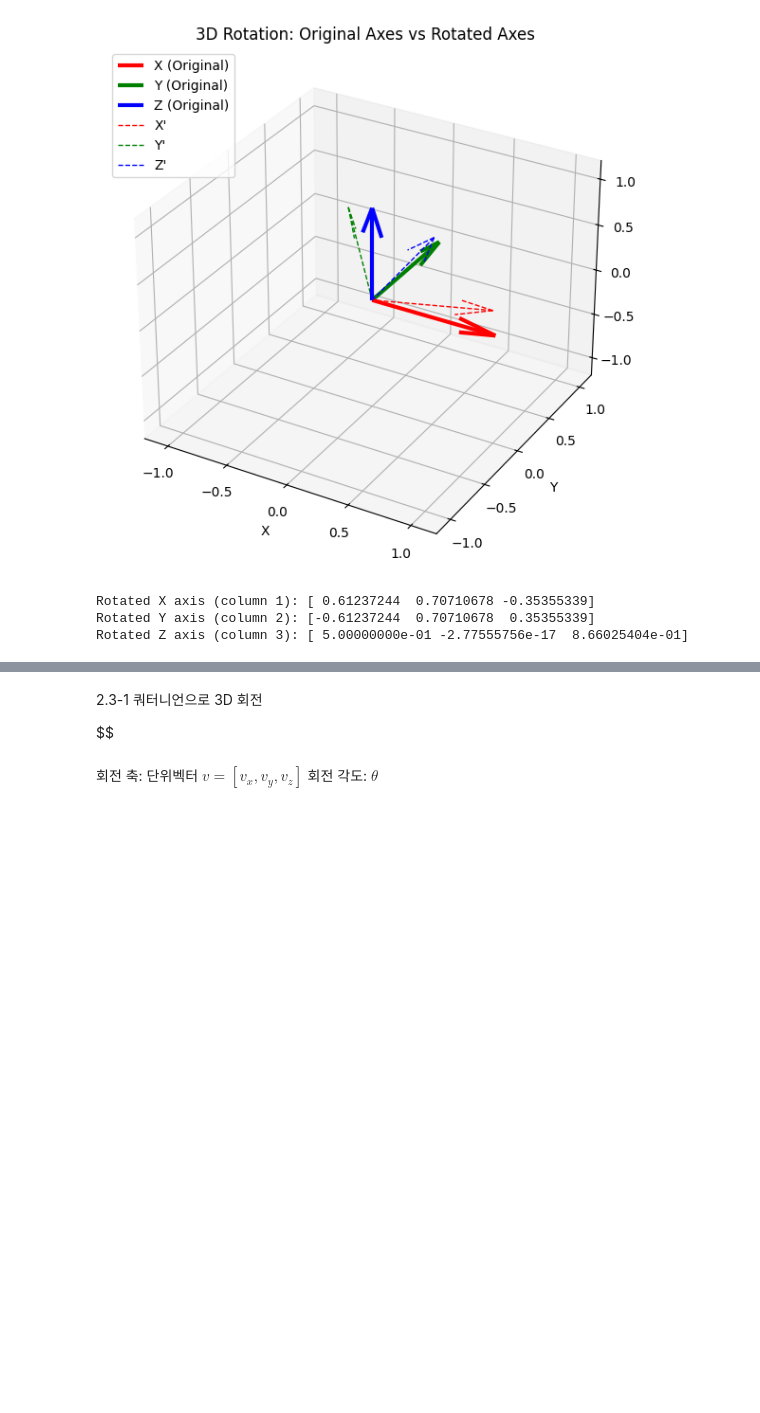
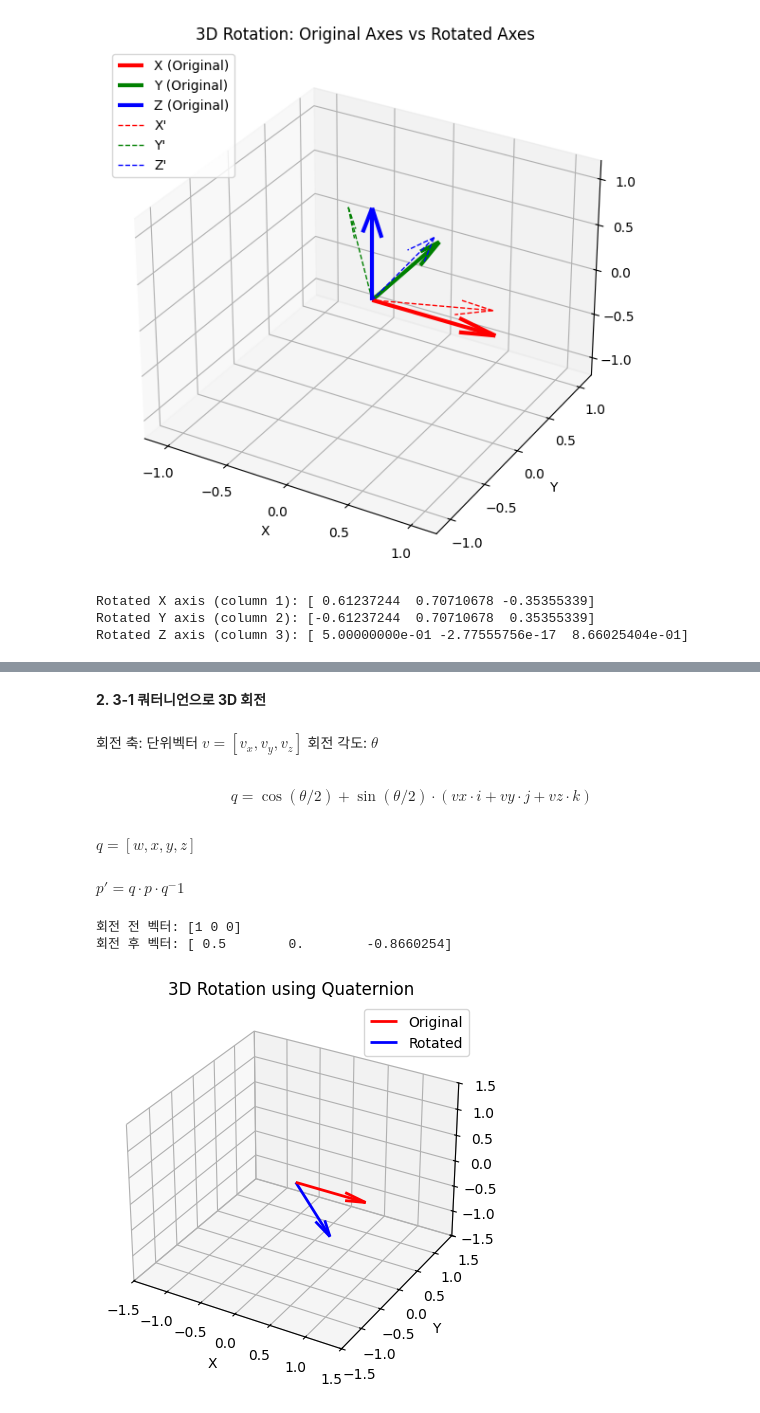
Before and after one commit to rkdcodms/CTSP, a Jupyter notebook: 2.Transformations/2.3rotation3D_Quaternion.ipynb, the cells around one changed output, grey strips where cells are left out. Drawn from its saved outputs; the diff is of its cells as text; code cells hidden in the pictures; blank space fills up the shorter version.

Commit message:
feat : add quaternion code Rotation.from_rotvec(\theta * axis) -> add quaternion .apply(vector) -> rotation matplotlib -> visualized

```diff
--- a/2.Transformations/2.3rotation3D_Quaternion.ipynb
+++ b/2.Transformations/2.3rotation3D_Quaternion.ipynb
@@ -64,7 +67,59 @@ Rotated Z axis (column 3): [ 5.00000000e-01 -2.77555756e-17  8.66025404e-01]
 # %% [markdown]
-2.3-1 쿼터니언으로 3D 회전
-
-$$
+**2. 3-1 쿼터니언으로 3D 회전**
 # %% [markdown]
 회전 축: 단위벡터 $ v= [v_x,v_y,v_z] $
 회전 각도: $\theta$
+# %% [markdown]
+$$ q=\cos(θ/2)+\sin(θ/2)⋅(vx⋅i+vy⋅j+vz⋅k) $$
+# %% [markdown]
+$q = [w,x,y,z]$
+# %% [markdown]
+$p' =q⋅p⋅q^−1 $
+# %%
+import numpy as np
+from scipy.spatial.transform import Rotation as R
+
+# 1. 회전축과 각도 정의
+axis = np.array([0, 1, 0])         # y축 회전
+angle = np.pi / 3                  # 60도 회전
+
+# 2. 쿼터니언 생성
+rot = R.from_rotvec(angle * axis)  # 쿼터니언 생성 (axis-angle)
+
+# 3. 회전할 벡터
+v = np.array([1, 0, 0])            # x축 방향 벡터
+
+# 4. 회전 적용
+v_rot = rot.apply(v)
+
+print("회전 전 벡터:", v)
+print("회전 후 벡터:", v_rot)
+
+import matplotlib.pyplot as plt
+from mpl_toolkits.mplot3d import Axes3D
+
+fig = plt.figure()
+ax = fig.add_subplot(111, projection='3d')
+
+# 원점
+origin = [0, 0, 0]
+
+# 화살표 그리기
+ax.quiver(*origin, *v, color='r', label='Original', linewidth=2)
+ax.quiver(*origin, *v_rot, color='b', label='Rotated', linewidth=2)
+
+# 설정
+ax.set_xlim([-1.5, 1.5])
+ax.set_ylim([-1.5, 1.5])
+ax.set_zlim([-1.5, 1.5])
+ax.set_xlabel('X')
+ax.set_ylabel('Y')
+ax.set_zlabel('Z')
+ax.legend()
+ax.set_title('3D Rotation using Quaternion')
+
+plt.show()
+# %% [output]
+회전 전 벡터: [1 0 0]
+회전 후 벡터: [ 0.5        0.        -0.8660254]
+[figure, added]
```
Also changed, not shown: parts of 2 cells of this notebook.
